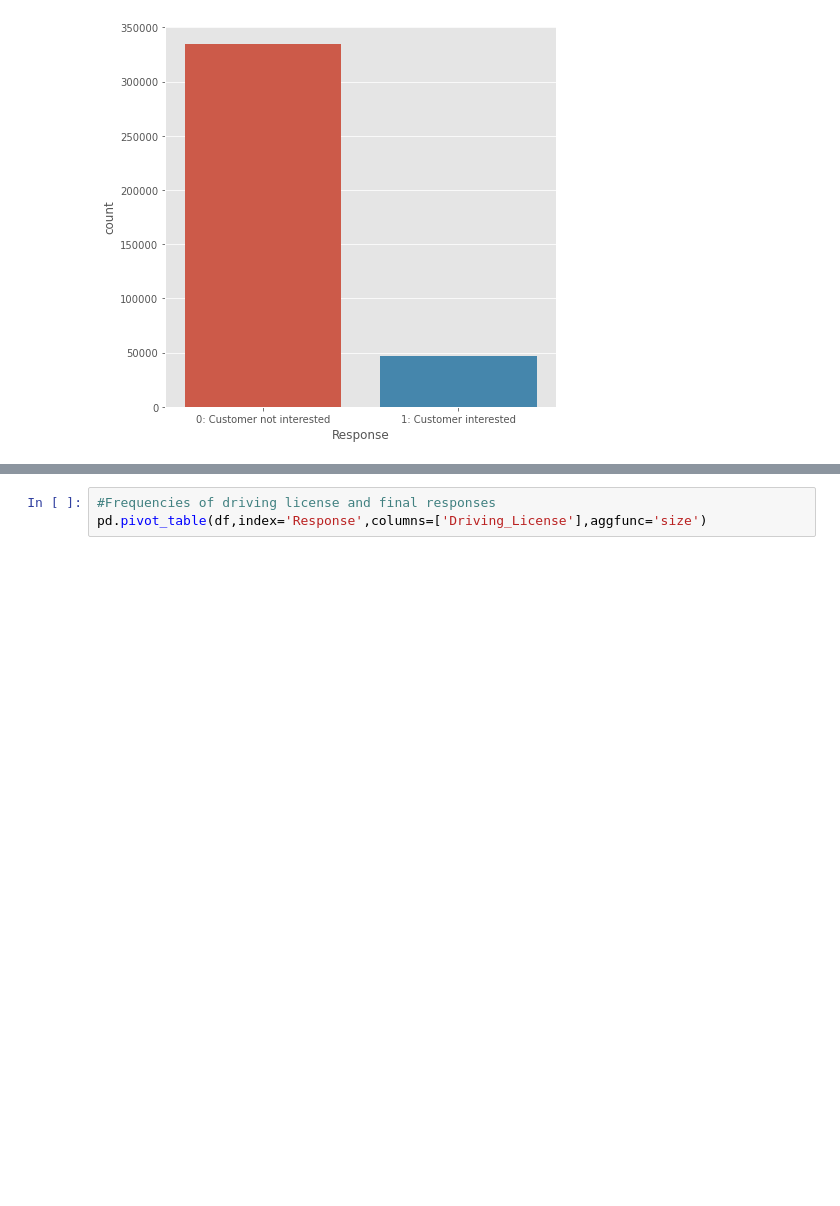
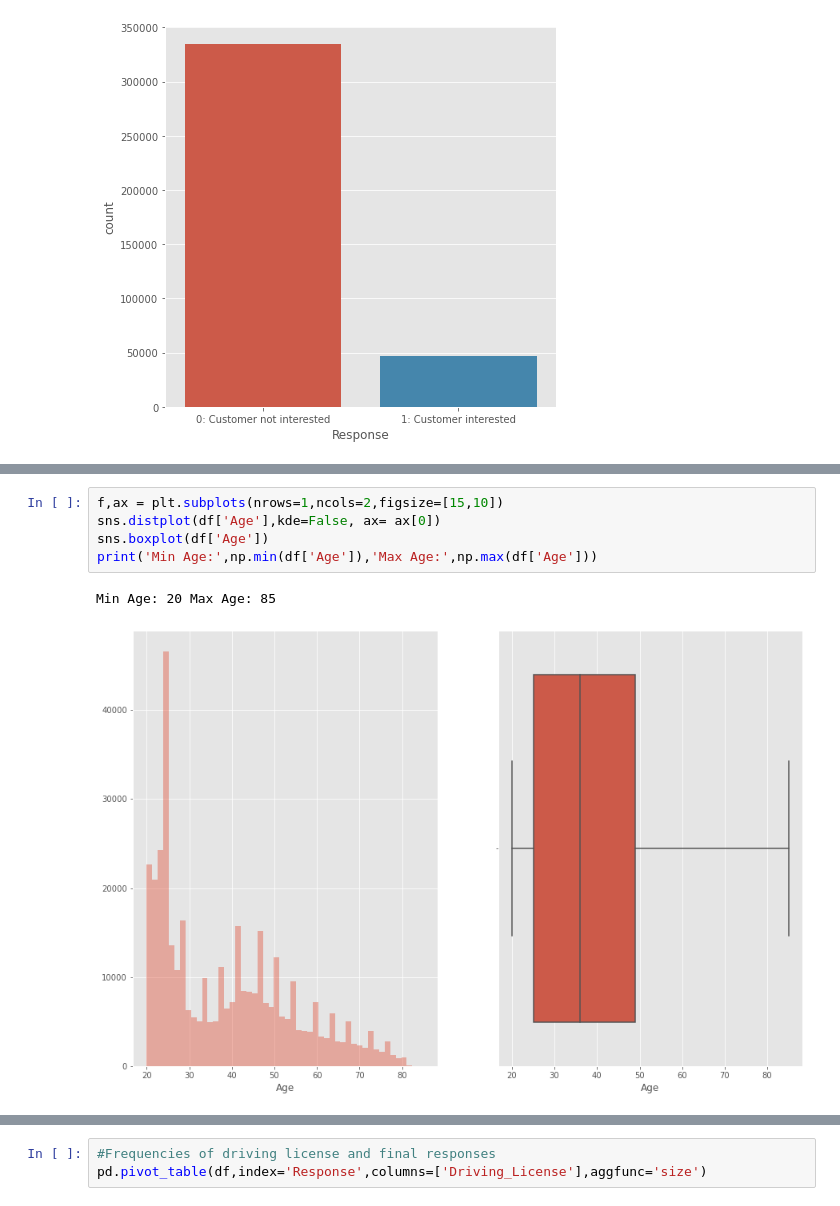
Before and after one commit to phatakshaunak/Springboard-Data-Science, a Jupyter notebook: Machine Learning Case Studies/Health_Insurance_Cross_Sell_Prediction/Health_Auto_Cross_Sell.ipynb, the cells around one changed output, grey strips where cells are left out. Drawn from its saved outputs; the diff is of its cells as text; blank space fills up the shorter version.

```diff
--- a/Machine Learning Case Studies/Health_Insurance_Cross_Sell_Prediction/Health_Auto_Cross_Sell.ipynb
+++ b/Machine Learning Case Studies/Health_Insurance_Cross_Sell_Prediction/Health_Auto_Cross_Sell.ipynb
@@ -117,0 +162,8 @@ This is an imbalanced class problem, with few people interested in the vehicle i
+# %%
+f,ax = plt.subplots(nrows=1,ncols=2,figsize=[15,10])
+sns.distplot(df['Age'],kde=False, ax= ax[0])
+sns.boxplot(df['Age'])
+print('Min Age:',np.min(df['Age']),'Max Age:',np.max(df['Age']))
+# %% [output]
+Min Age: 20 Max Age: 85
+[figure, added]
```
Also changed, not shown: parts of 82 cells of this notebook.
